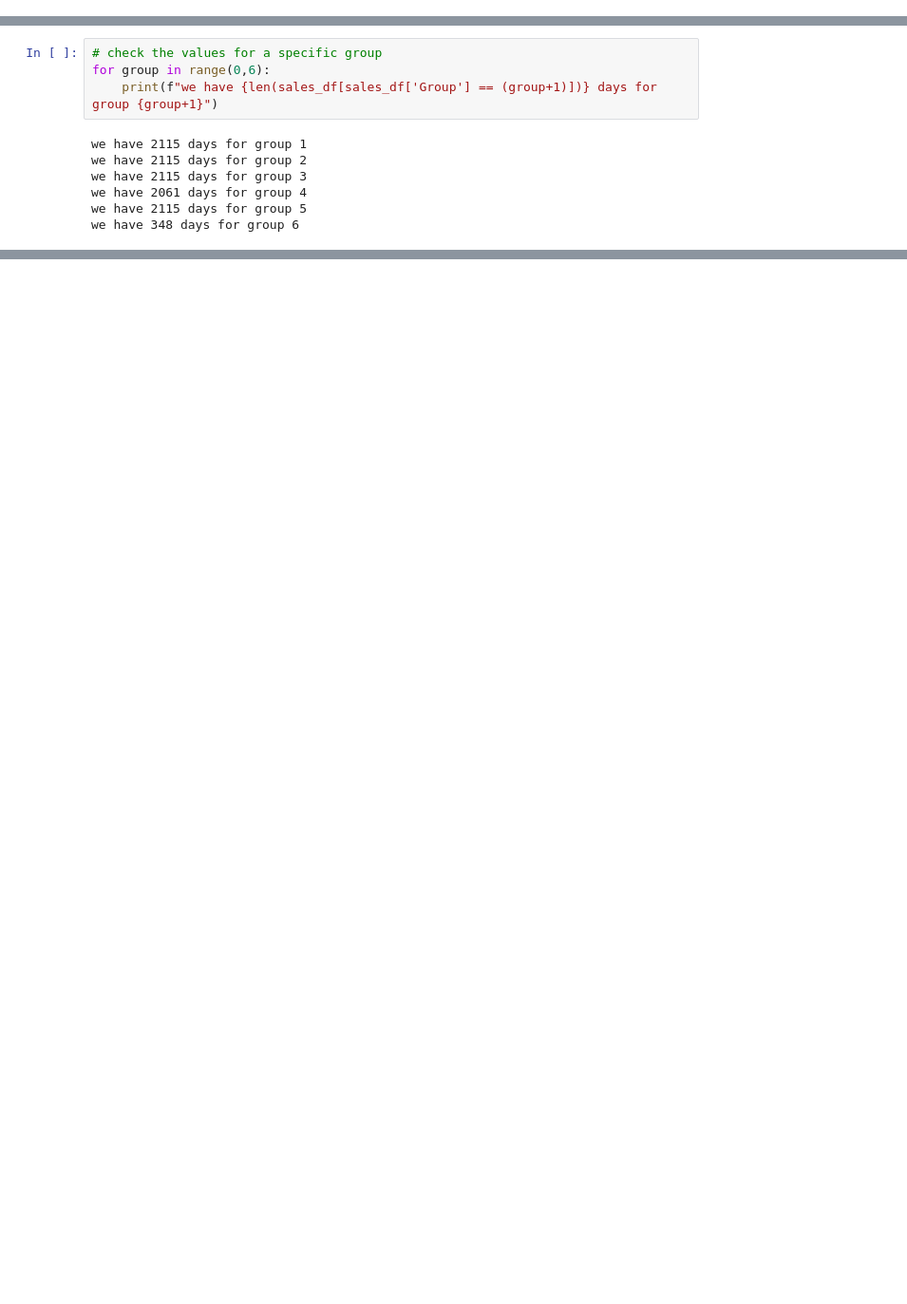
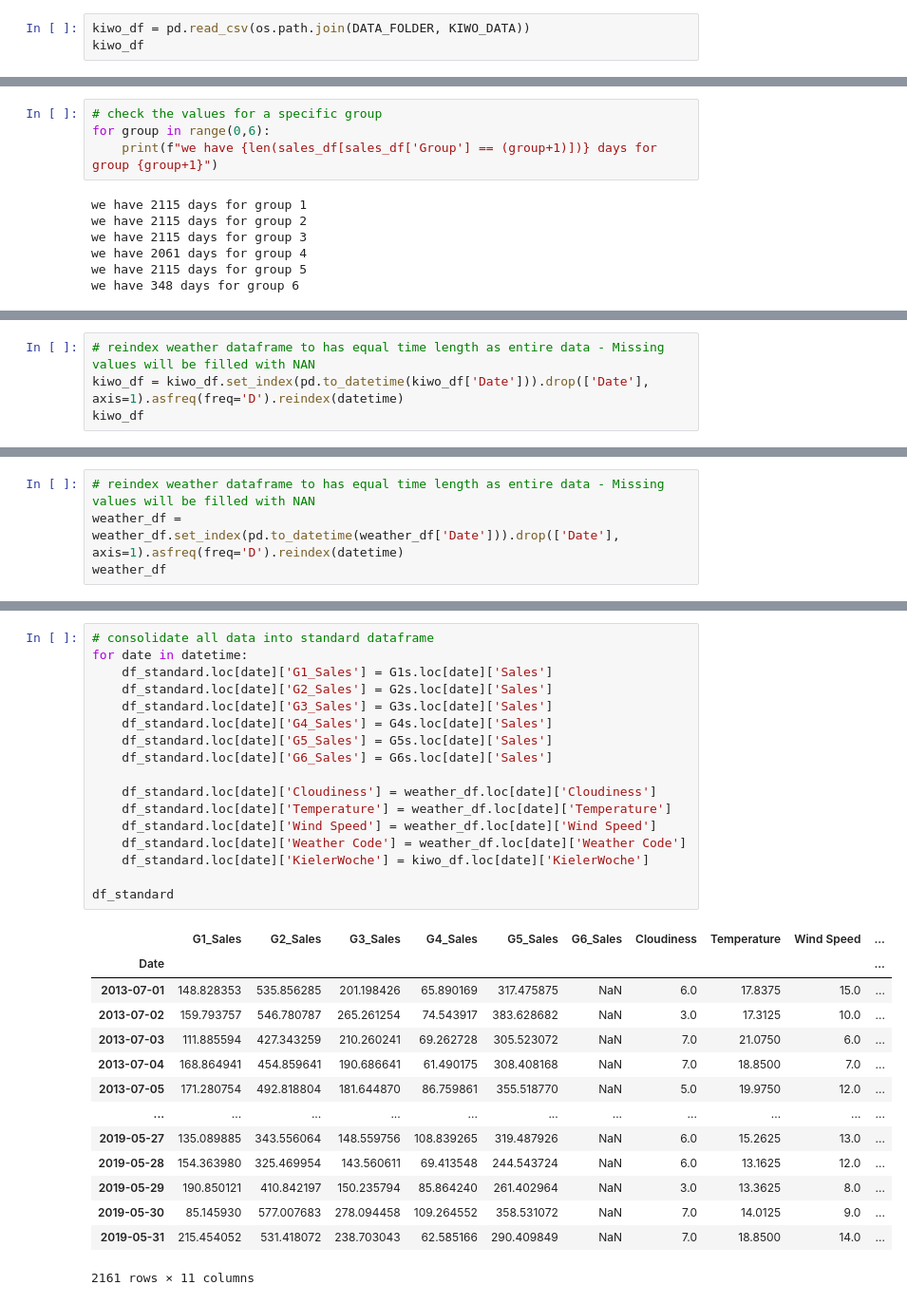
Before and after one commit to NiiHam/Bakery_Sales_Project_WS22, a Jupyter notebook: code/Project_Notebook.ipynb, the cells around one changed output, grey strips where cells are left out. Shown: that part at 95% size. Drawn from its saved outputs; the diff is of its cells as text; blank space fills up the shorter version.

```diff
--- a/code/Project_Notebook.ipynb
+++ b/code/Project_Notebook.ipynb
@@ -74,3 +75,6 @@ weather_df
 | 2599 | 2019-07-31 | 6.0 | 20.4500 | 7 | 61.0 |
 | 2600 | 2019-08-01 | 5.0 | 21.0625 | 9 | 61.0 |
 2601 rows × 5 columns
+# %%
+kiwo_df = pd.read_csv(os.path.join(DATA_FOLDER, KIWO_DATA))
+kiwo_df
@@ -104,0 +159,4 @@ plt.legend()
+# %%
+# reindex weather dataframe to has equal time length as entire data - Missing values will be filled with NAN
+kiwo_df = kiwo_df.set_index(pd.to_datetime(kiwo_df['Date'])).drop(['Date'], axis=1).asfreq(freq='D').reindex(datetime)
+kiwo_df
@@ -104,0 +177,4 @@ plt.legend()
+# %%
+# reindex weather dataframe to has equal time length as entire data - Missing values will be filled with NAN
+weather_df = weather_df.set_index(pd.to_datetime(weather_df['Date'])).drop(['Date'], axis=1).asfreq(freq='D').reindex(datetime)
+weather_df
@@ -104,0 +227,32 @@ plt.legend()
+# %%
+# consolidate all data into standard dataframe
+for date in datetime:
+    df_standard.loc[date]['G1_Sales'] = G1s.loc[date]['Sales']
+    df_standard.loc[date]['G2_Sales'] = G2s.loc[date]['Sales']
+    df_standard.loc[date]['G3_Sales'] = G3s.loc[date]['Sales']
+    df_standard.loc[date]['G4_Sales'] = G4s.loc[date]['Sales']
+    df_standard.loc[date]['G5_Sales'] = G5s.loc[date]['Sales']
+    df_standard.loc[date]['G6_Sales'] = G6s.loc[date]['Sales']
+
+    df_standard.loc[date]['Cloudiness'] = weather_df.loc[date]['Cloudiness']
+    df_standard.loc[date]['Temperature'] = weather_df.loc[date]['Temperature']
+    df_standard.loc[date]['Wind Speed'] = weather_df.loc[date]['Wind Speed']
+    df_standard.loc[date]['Weather Code'] = weather_df.loc[date]['Weather Code']
+    df_standard.loc[date]['KielerWoche'] = kiwo_df.loc[date]['KielerWoche']
+
+df_standard
+# %% [output]
+|  | G1_Sales | G2_Sales | G3_Sales | G4_Sales | G5_Sales | G6_Sales | Cloudiness | Temperature | Wind Speed | ... |
+| Date |  |  |  |  |  |  |  |  |  | ... |
+| 2013-07-01 | 148.828353 | 535.856285 | 201.198426 | 65.890169 | 317.475875 | NaN | 6.0 | 17.8375 | 15.0 | ... |
+| 2013-07-02 | 159.793757 | 546.780787 | 265.261254 | 74.543917 | 383.628682 | NaN | 3.0 | 17.3125 | 10.0 | ... |
+| 2013-07-03 | 111.885594 | 427.343259 | 210.260241 | 69.262728 | 305.523072 | NaN | 7.0 | 21.0750 | 6.0 | ... |
+| 2013-07-04 | 168.864941 | 454.859641 | 190.686641 | 61.490175 | 308.408168 | NaN | 7.0 | 18.8500 | 7.0 | ... |
+| 2013-07-05 | 171.280754 | 492.818804 | 181.644870 | 86.759861 | 355.518770 | NaN | 5.0 | 19.9750 | 12.0 | ... |
+| ... | ... | ... | ... | ... | ... | ... | ... | ... | ... | ... |
+| 2019-05-27 | 135.089885 | 343.556064 | 148.559756 | 108.839265 | 319.487926 | NaN | 6.0 | 15.2625 | 13.0 | ... |
+| 2019-05-28 | 154.363980 | 325.469954 | 143.560611 | 69.413548 | 244.543724 | NaN | 6.0 | 13.1625 | 12.0 | ... |
+| 2019-05-29 | 190.850121 | 410.842197 | 150.235794 | 85.864240 | 261.402964 | NaN | 3.0 | 13.3625 | 8.0 | ... |
+| 2019-05-30 | 85.145930 | 577.007683 | 278.094458 | 109.264552 | 358.531072 | NaN | 7.0 | 14.0125 | 9.0 | ... |
+| 2019-05-31 | 215.454052 | 531.418072 | 238.703043 | 62.585166 | 290.409849 | NaN | 7.0 | 18.8500 | 14.0 | ... |
+2161 rows × 11 columns
```
Also changed, not shown: parts of 11 cells of this notebook, 1 other file.
